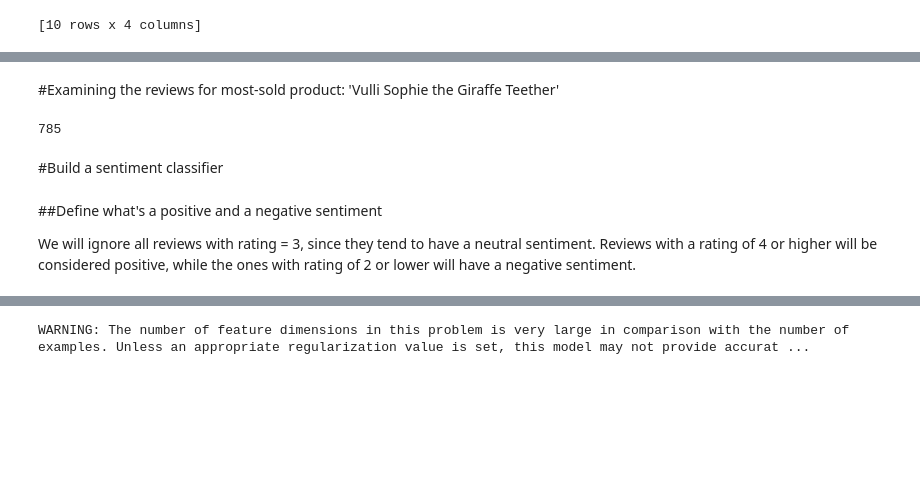
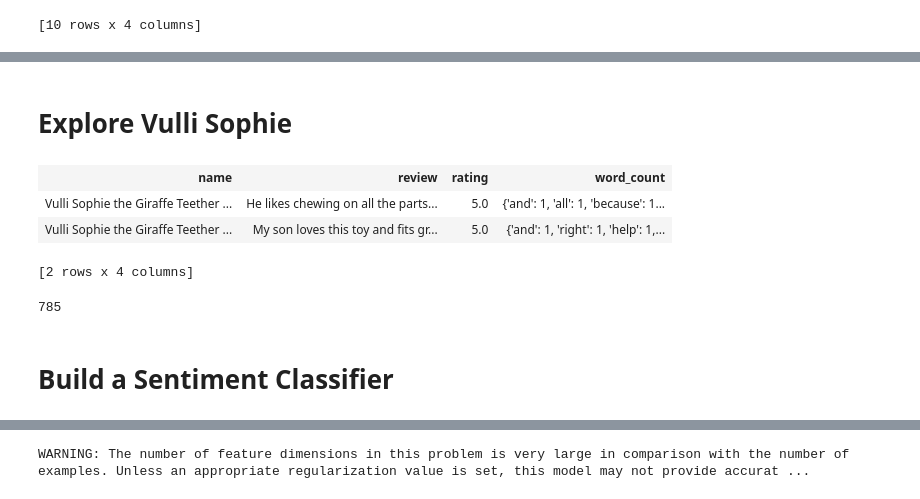
Before and after one commit to SuperJohn/machine-learning-coursera, a Jupyter notebook: week3_classification/Analyzing product sentiment.ipynb, the cells around one changed output, grey strips where cells are left out. Saved outputs shown, nothing was run; the diff lists cells and outputs as text; code cells hidden in the pictures; blank space fills up the shorter version.

```diff
--- a/week3_classification/Analyzing product sentiment.ipynb
+++ b/week3_classification/Analyzing product sentiment.ipynb
@@ -64,9 +53,16 @@ graphlab.canvas.set_target('ipynb')
 # %%
 products['name'].show()
-# %% [markdown]
-#Examining the reviews for most-sold product:  'Vulli Sophie the Giraffe Teether'
+# %% [markdown]
+# Explore Vulli Sophie
 # %%
 giraffe_reviews = products[products['name'] == 'Vulli Sophie the Giraffe Teether']
+# %%
+giraffe_reviews[0:2]
+# %% [output]
+| name | review | rating | word_count |
+| Vulli Sophie the Giraffe Teether ... | He likes chewing on all the parts... | 5.0 | {'and': 1, 'all': 1, 'because': 1... |
+| Vulli Sophie the Giraffe Teether ... | My son loves this toy and fits gr... | 5.0 | {'and': 1, 'right': 1, 'help': 1,... |
+[2 rows x 4 columns]
 # %%
 len(giraffe_reviews)
 # %% [output]
@@ -74,10 +70,6 @@ len(giraffe_reviews)
 # %%
 giraffe_reviews['rating'].show(view='Categorical')
 # %% [markdown]
-#Build a sentiment classifier
+# Build a Sentiment Classifier
 # %%
 products['rating'].show(view='Categorical')
-# %% [markdown]
-##Define what's a positive and a negative sentiment
-
-We will ignore all reviews with rating = 3, since they tend to have a neutral sentiment.  Reviews with a rating of 4 or higher will be considered positive, while the ones with rating of 2 or lower will have a negative sentiment.
```
Also changed, not shown: parts of 22 cells of this notebook.
